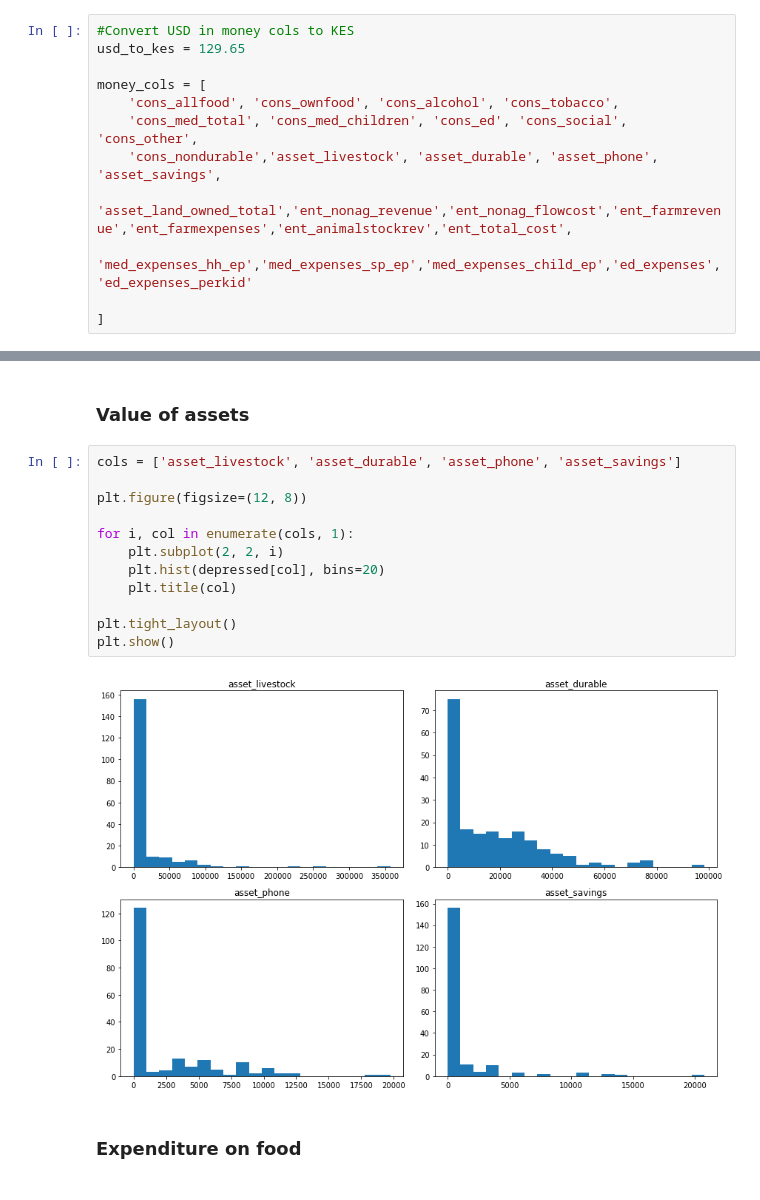
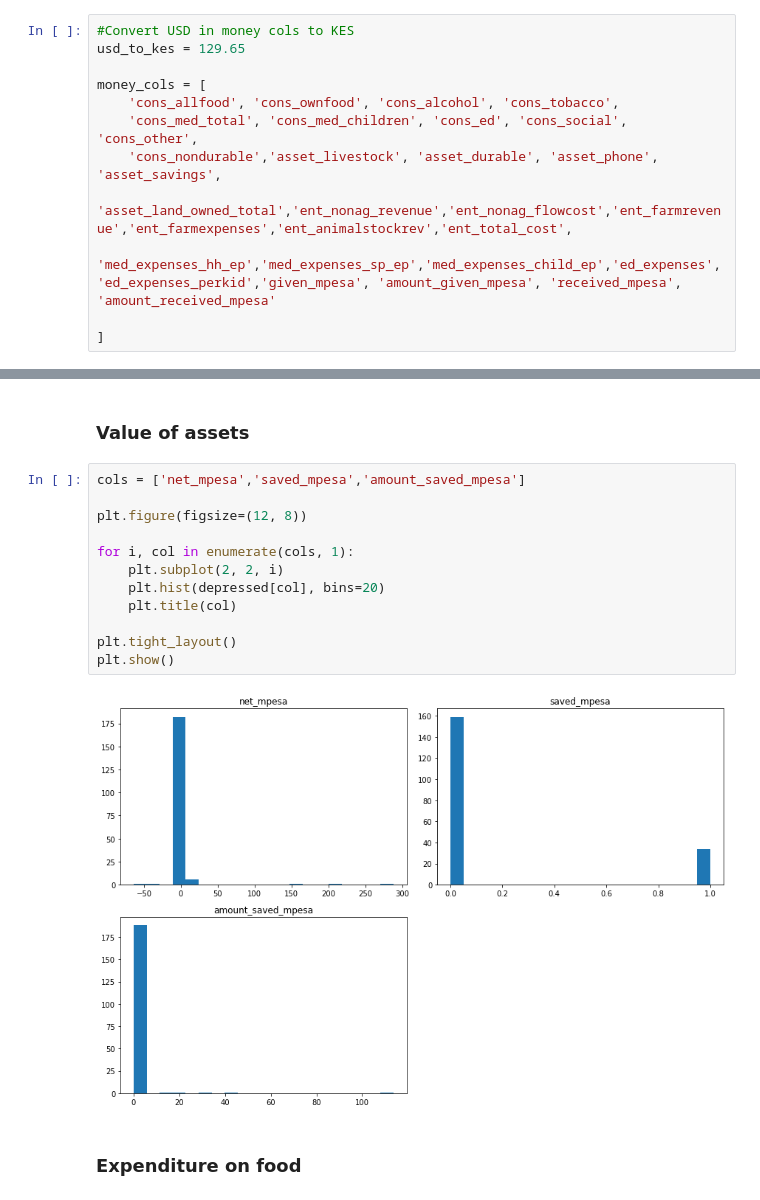
Before and after one commit to Victoria-ui227/Mental_Health_Prediction, a Jupyter notebook: notebook1.ipynb, the cells around one changed output, grey strips where cells are left out. Saved outputs shown, nothing was run; the diff lists cells and outputs as text.

```diff
--- a/notebook1.ipynb
+++ b/notebook1.ipynb
@@ -324,7 +318,7 @@ money_cols = [
     'cons_med_total', 'cons_med_children', 'cons_ed', 'cons_social', 'cons_other',
     'cons_nondurable','asset_livestock', 'asset_durable', 'asset_phone', 'asset_savings',
     'asset_land_owned_total','ent_nonag_revenue','ent_nonag_flowcost','ent_farmrevenue','ent_farmexpenses','ent_animalstockrev','ent_total_cost',
-    'med_expenses_hh_ep','med_expenses_sp_ep','med_expenses_child_ep','ed_expenses','ed_expenses_perkid'
+    'med_expenses_hh_ep','med_expenses_sp_ep','med_expenses_child_ep','ed_expenses','ed_expenses_perkid','given_mpesa', 'amount_given_mpesa', 'received_mpesa', 'amount_received_mpesa'
 
 ]
 # %%
@@ -486,19 +480,19 @@ Name: saved_mpesa, dtype: int64
 # %% [markdown]
 ### Value of assets
 # %%
-cols = ['asset_livestock', 'asset_durable', 'asset_phone', 'asset_savings']
+cols = ['net_mpesa','saved_mpesa','amount_saved_mpesa']
 
 plt.figure(figsize=(12, 8))
 
 for i, col in enumerate(cols, 1):
     plt.subplot(2, 2, i)
     plt.hist(depressed[col], bins=20)
     plt.title(col)
 
 plt.tight_layout()
 plt.show()
 # %% [output]
-[figure, old version]
+[figure, new version]
 # %% [markdown]
 ### Expenditure on food
 # %%
```
Also changed, not shown: parts of 38 cells of this notebook, 1 other file.
